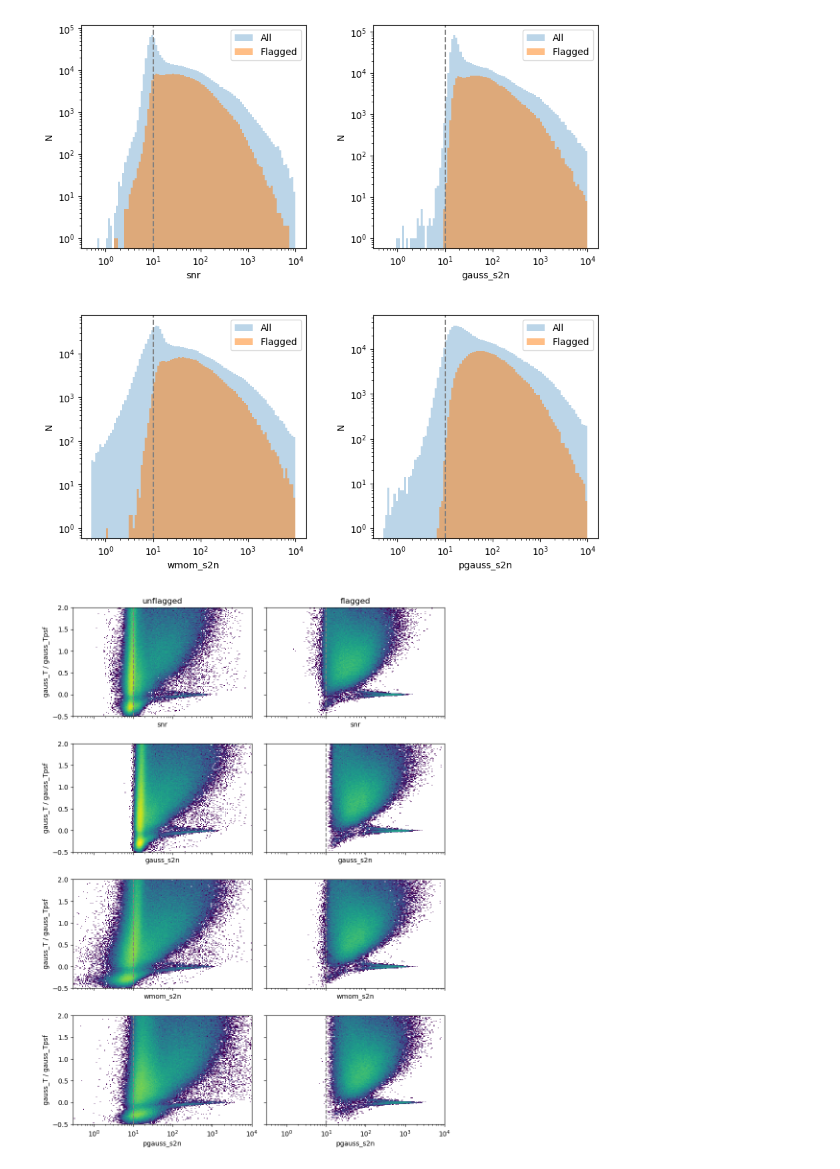
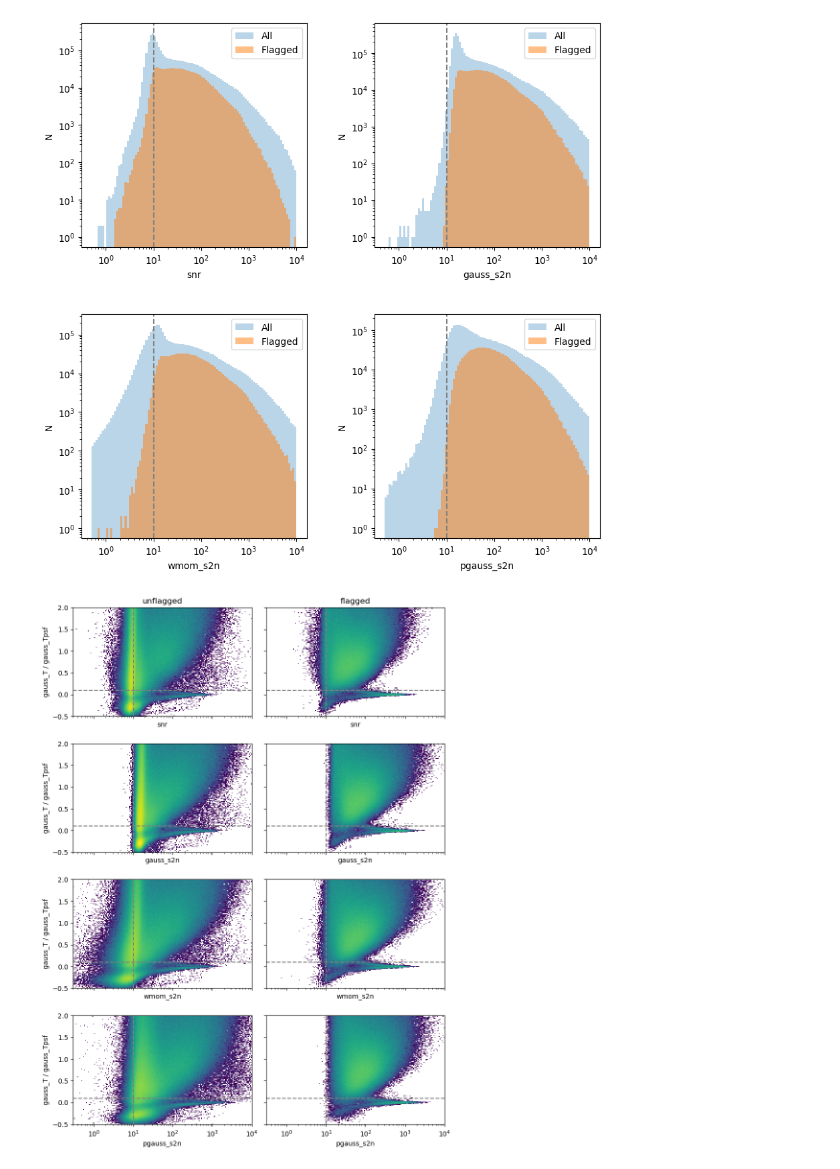
Before and after one commit to Roman-HLIS-Cosmology-PIT/SCM-5deg2-sims-analysis, a Jupyter notebook: hhkim/08_07_2026_check_cat/check_shear_cat.ipynb, the cells around one changed output. Cells and saved outputs as stored; diff of their text form; code cells hidden in the pictures.

```diff
--- a/hhkim/08_07_2026_check_cat/check_shear_cat.ipynb
+++ b/hhkim/08_07_2026_check_cat/check_shear_cat.ipynb
@@ -18,9 +27,15 @@ TPSF_COLUMN = "gauss_Tpsf"
 # %%
 paths = [INPUT_ROOT / f"shear_type={SHEAR_TYPE}" / f"mosaic={mosaic}" / "part-0.parquet" for mosaic in MOSAICS]
 # %%
+tables = []
+
 for path in paths:
-    table = pq.read_table(path, columns=S2N_COLUMNS + [FLAG_COLUMN] + [T_COLUMN] + [TPSF_COLUMN])
-    flagged = table[FLAG_COLUMN].to_numpy(zero_copy_only=False).astype(bool)
+    t = pq.read_table(path, columns=S2N_COLUMNS + [FLAG_COLUMN] + [T_COLUMN, TPSF_COLUMN, "gauss_g1", "gauss_g2", "ra", "dec"])
+    tables.append(t)
+
+table = pa.concat_tables(tables)
+
+flagged = table[FLAG_COLUMN].to_numpy(zero_copy_only=False).astype(bool)
 # %%
 fig, axes = plt.subplots(2, 2, figsize=(10, 10))
 
@@ -44,7 +59,7 @@ fig.subplots_adjust(wspace=0.30, hspace=0.30)
 
 plt.show()
 # %% [output]
-[figure, old version]
+[figure, new version]
 # %%
 
 gauss_T = table["gauss_T"].to_numpy(zero_copy_only=False)
@@ -77,40 +92,37 @@ for col in S2N_COLUMNS:
         if H.max() > global_max:
             global_max = H.max()
 
-# figure
 fig, axes = plt.subplots(nrows=len(S2N_COLUMNS), ncols=2, figsize=(10, 14), sharex=True, sharey=True)
-
 
 norm = LogNorm(vmin=1, vmax=global_max)
 
 
 k = 0
 for i, col in enumerate(S2N_COLUMNS):
     for j, label in enumerate(["unflagged", "flagged"]):
         ax = axes[i, j]
 
         _, H, xedges, yedges = histograms[k]
         k += 1
 
         H = np.ma.masked_where(H == 0, H)
 
         im = ax.pcolormesh(xedges, yedges, H.T, shading="auto", norm=norm)
 
         ax.set_xscale("log")
         ax.axvline(10, c="gray", ls="--")
+        ax.axhline(0.1, c="gray", ls="--")
 
         if i == 0:
             ax.set_title(label)
 
         ax.set_xlabel(col)
 
         if j == 0:
             ax.set_ylabel("gauss_T / gauss_Tpsf")
 
-cbar.set_label("count per bin")
-
 fig.subplots_adjust(wspace=0.08, hspace=0.25)
 
 plt.show()
 # %% [output]
-[figure, old version]
+[figure, new version]
```
Also changed, not shown: parts of 7 cells of this notebook.
